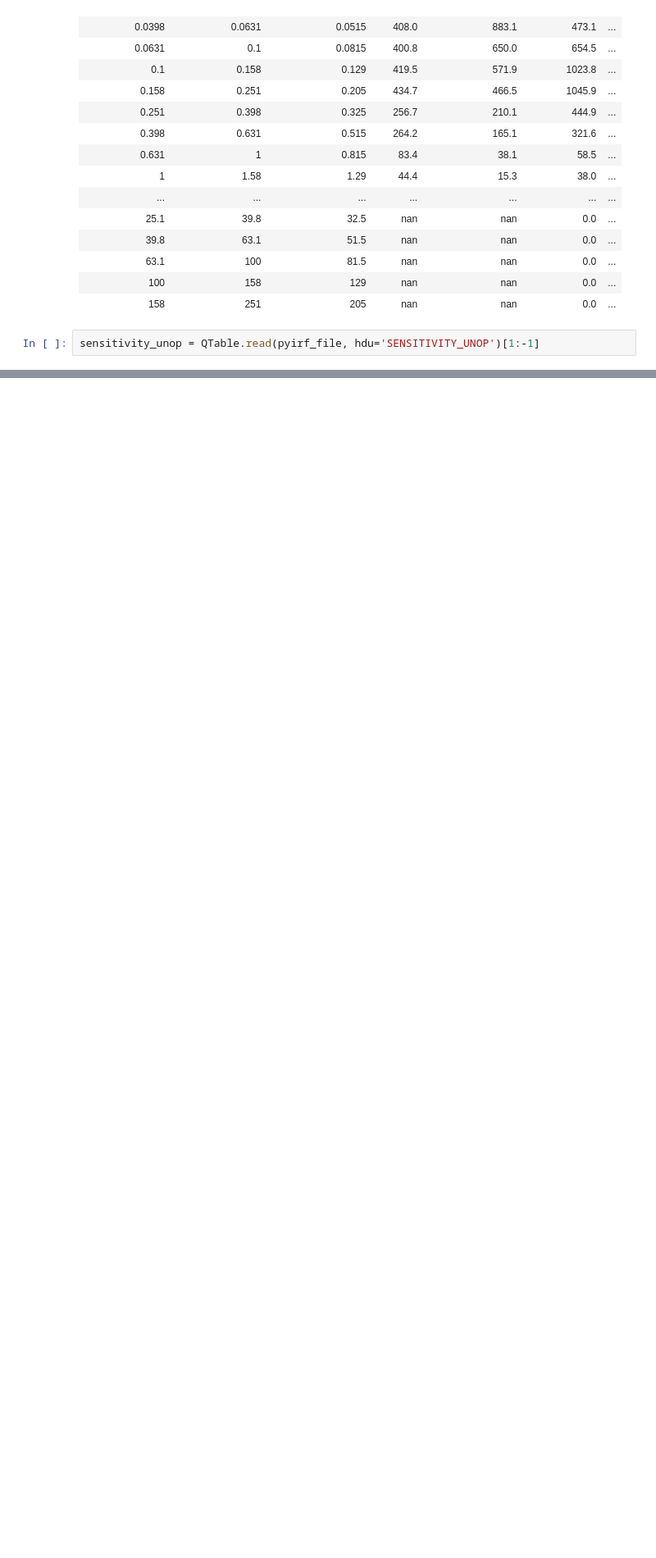
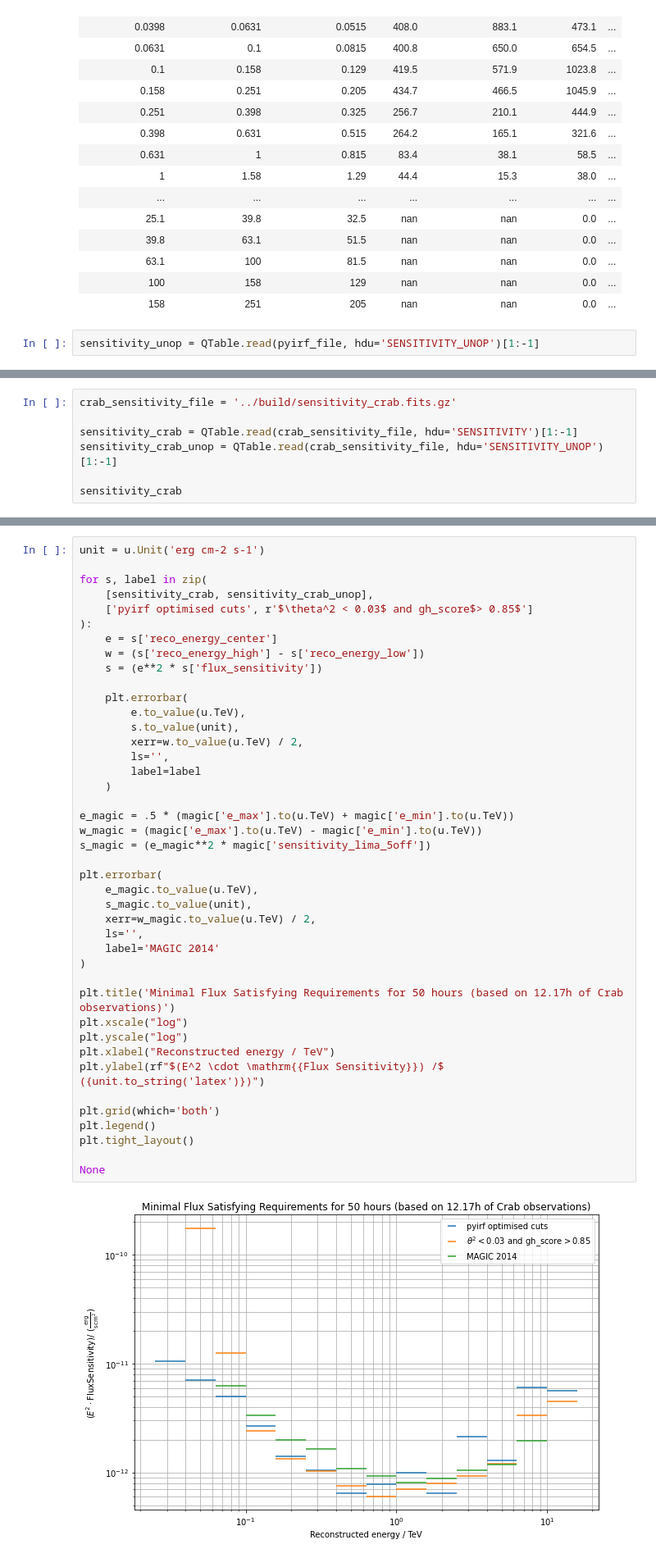
Before and after one commit to tudo-astroparticlephysics/LST_mono_analysis, a Jupyter notebook: notebooks/plot_sensitivity.ipynb, the cells around one changed output, grey strips where cells are left out. Shown at 82% size. Cells and saved outputs as stored; diff of their text form; blank space fills up the shorter version.

```diff
--- a/notebooks/plot_sensitivity.ipynb
+++ b/notebooks/plot_sensitivity.ipynb
@@ -114,0 +118,7 @@ None
+# %%
+crab_sensitivity_file = '../build/sensitivity_crab.fits.gz'
+
+sensitivity_crab = QTable.read(crab_sensitivity_file, hdu='SENSITIVITY')[1:-1]
+sensitivity_crab_unop = QTable.read(crab_sensitivity_file, hdu='SENSITIVITY_UNOP')[1:-1]
+
+sensitivity_crab
@@ -114,0 +146,44 @@ None
+# %%
+unit = u.Unit('erg cm-2 s-1')
+
+for s, label in zip(
+    [sensitivity_crab, sensitivity_crab_unop],
+    ['pyirf optimised cuts', r'$\theta^2 < 0.03$ and gh_score$> 0.85$']
+):
+    e = s['reco_energy_center']
+    w = (s['reco_energy_high'] - s['reco_energy_low'])
+    s = (e**2 * s['flux_sensitivity'])
+
+    plt.errorbar(
+        e.to_value(u.TeV),
+        s.to_value(unit),
+        xerr=w.to_value(u.TeV) / 2,
+        ls='',
+        label=label
+    )
+
+e_magic = .5 * (magic['e_max'].to(u.TeV) + magic['e_min'].to(u.TeV))
+w_magic = (magic['e_max'].to(u.TeV) - magic['e_min'].to(u.TeV))
+s_magic = (e_magic**2 * magic['sensitivity_lima_5off'])
+
+plt.errorbar(
+    e_magic.to_value(u.TeV),
+    s_magic.to_value(unit),
+    xerr=w_magic.to_value(u.TeV) / 2,
+    ls='',
+    label='MAGIC 2014'
+)
+
+plt.title('Minimal Flux Satisfying Requirements for 50 hours (based on 12.17h of Crab observations)')
+plt.xscale("log")
+plt.yscale("log")
+plt.xlabel("Reconstructed energy / TeV")
+plt.ylabel(rf"$(E^2 \cdot \mathrm{{Flux Sensitivity}}) /$ ({unit.to_string('latex')})")
+
+plt.grid(which='both')
+plt.legend()
+plt.tight_layout()
+
+None
+# %% [output]
+[figure, added]
```
Also changed, not shown: parts of 3 cells of this notebook, 5 other files.
